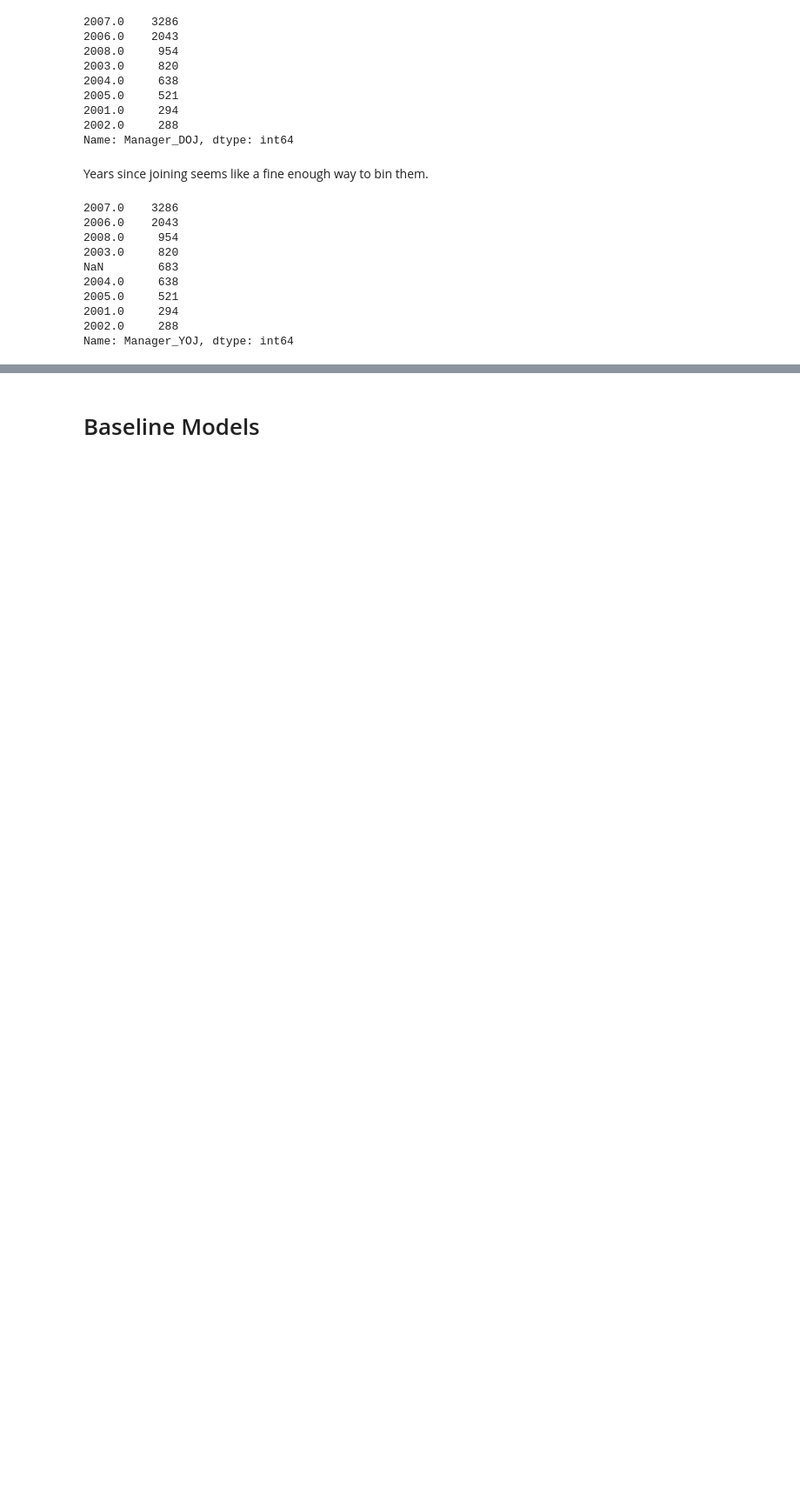
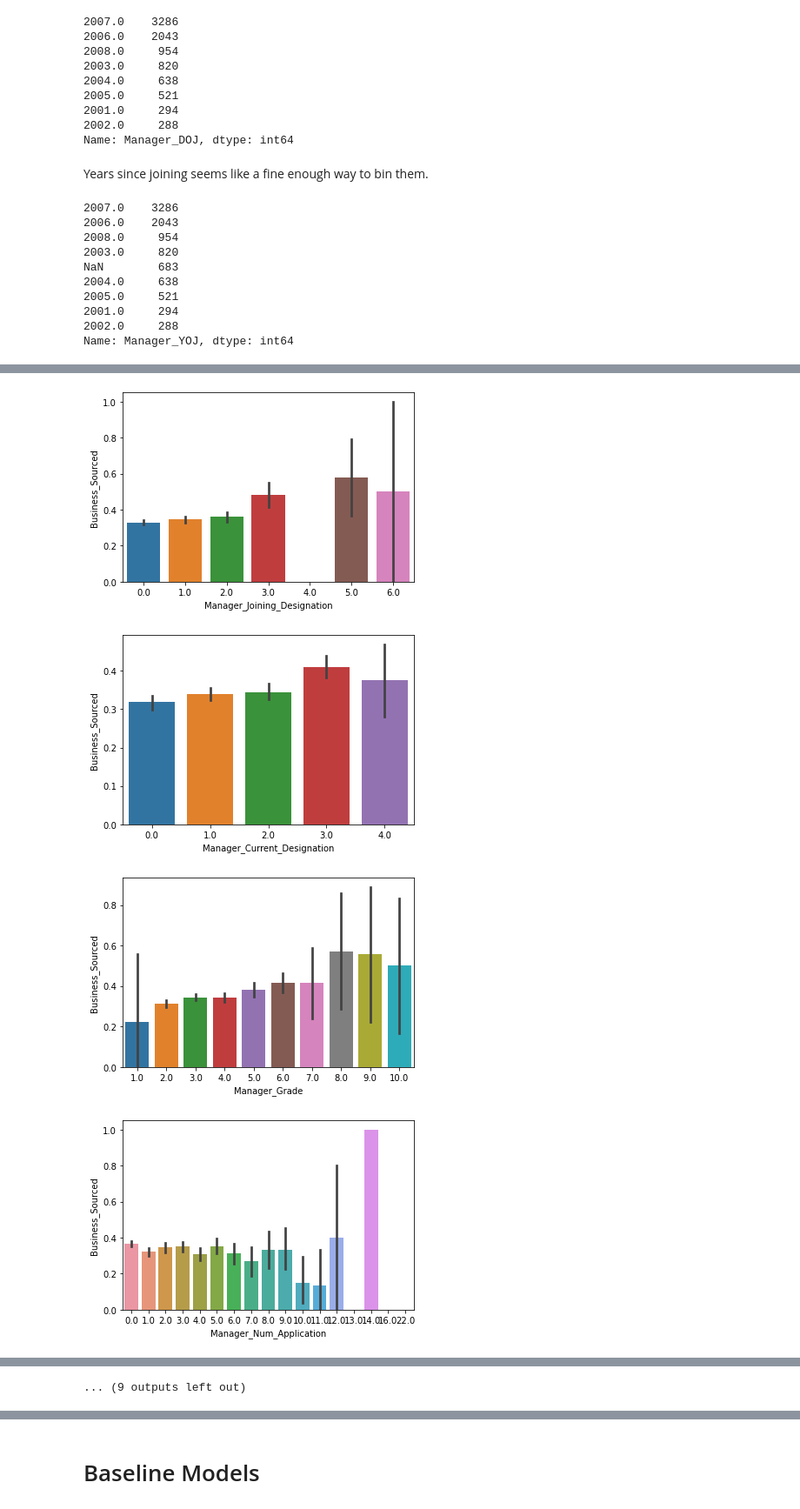
Before and after one commit to mattlegro/Fractal-Training-Capstone, a Jupyter notebook: EDA.ipynb, the cells around one changed output, grey strips where cells are left out. Shown at 87% size. Saved outputs shown, nothing was run; the diff lists cells and outputs as text; code cells hidden in the pictures; blank space fills up the shorter version.

```diff
--- a/EDA.ipynb
+++ b/EDA.ipynb
@@ -740,0 +744,10 @@ memory usage: 453.4 KB
+# %%
+for column in train_set_predictors:
+    if 'Business' not in column:
+        sns.barplot(data = train_set_predictors, y = train_set_targ, x = column)
+        plt.show()
+# %% [output]
+[figure, added]
+[figure, added]
+[figure, added]
+[figure, added]
@@ -741,3 +762,4 @@ memory usage: 453.4 KB
+... (9 outputs left out)
 # %%
 plt.figure(figsize = (15,15))
 sns.heatmap(data = train_set_predictors.corr(), annot = True, cmap = 'vlag')
```
Also changed, not shown: parts of 39 cells of this notebook.
